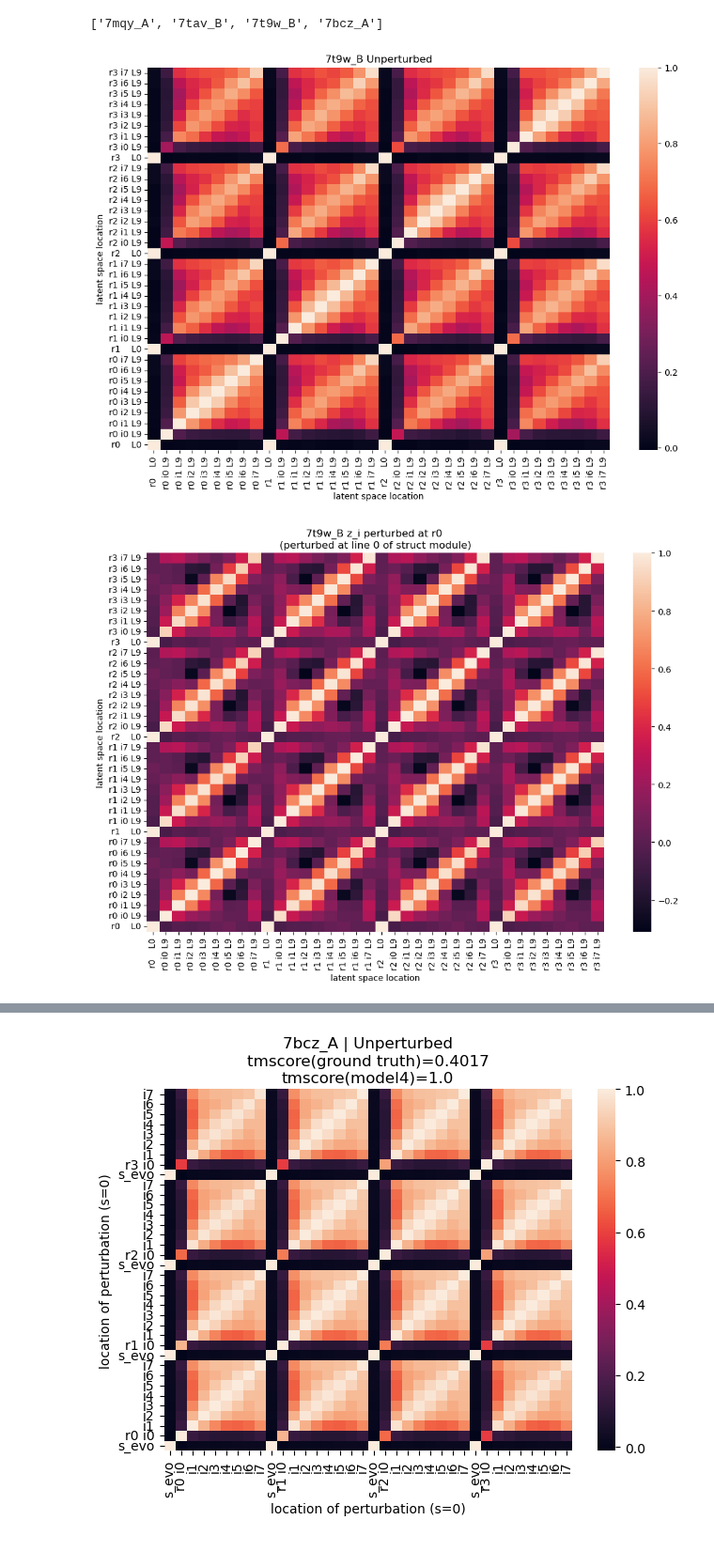
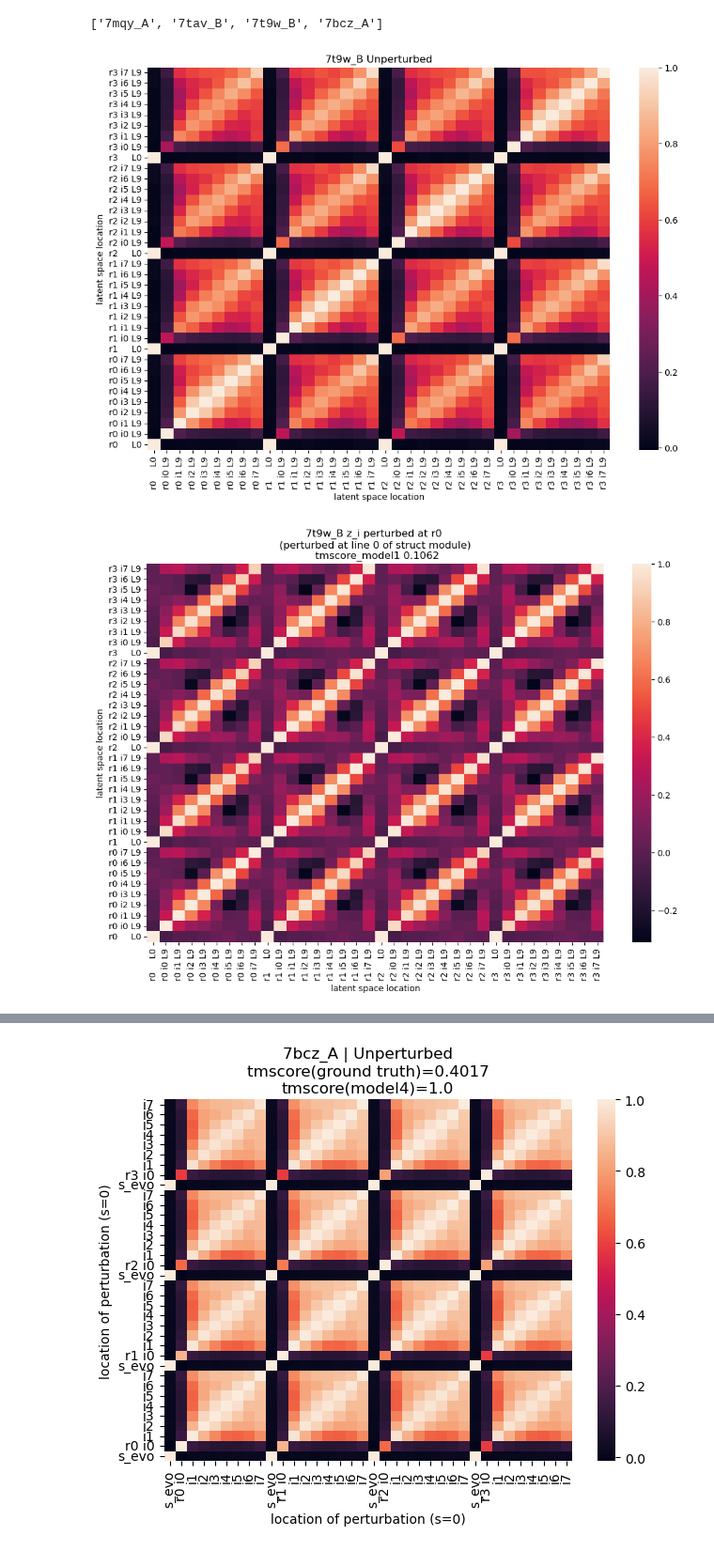
Before and after one commit to MichaelTrumbull/openfold-mt, a Jupyter notebook: personal-nbs/7DOE_LSpace_Z_pert.ipynb, the cells around one changed output, grey strips where cells are left out. Shown at 94% size. Cells and saved outputs as stored; diff of their text form; code cells hidden in the pictures.

```diff
--- a/personal-nbs/7DOE_LSpace_Z_pert.ipynb
+++ b/personal-nbs/7DOE_LSpace_Z_pert.ipynb
@@ -102,15 +102,16 @@ if False:
 # %%
 p = get_proteins_in_pth(DOE_PTH)[2]
 list_lines = [0,9]
 plot_lspace_cos_sim_grid(p,-1,-1,list_lines)
 plt.title(f'{p} Unperturbed')
 plt.show()
 for r in range(4):
     plot_lspace_cos_sim_grid(p,-1,r,list_lines)
-    plt.title(f'{p} z_i perturbed at r{r} \n(perturbed at line 0 of struct module)')
+    tm= tmscore(DOE_PTH + f'{p}_lspace_zeroedat_r_{-1}_i_{-1}/{p}_model_1_ptm_unrelaxed.pdb', DOE_PTH + f'{p}_lspace_zeroedat_r_{r}_i_{-1}/{p}_model_1_ptm_unrelaxed.pdb')
+    plt.title(f'{p} z_i perturbed at r{r} \n(perturbed at line 0 of struct module)\n tmscore_model1 {tm}')
     plt.show()
 #tgnd = tmscore(GNDTRUTH + f"{p[0:4]}.pdb", DOE_PTH + f'{p}_lspace_zeroedat_r_{r}_i_{i-1}/{p}_model_1_ptm_unrelaxed.pdb')
 #tm41= tmscore(DOE_PTH + f'{p}_lspace_zeroedat_r_{-1}_i_{-1}/{p}_model_1_ptm_unrelaxed.pdb', DOE_PTH + f'{p}_lspace_zeroedat_r_{r}_i_{i-1}/{p}_model_1_ptm_unrelaxed.pdb')
 # %% [output]
 [figure]
-[figure, old version]
+[figure, new version]
```
Also changed, not shown: parts of 2 cells of this notebook, 2 other files.
